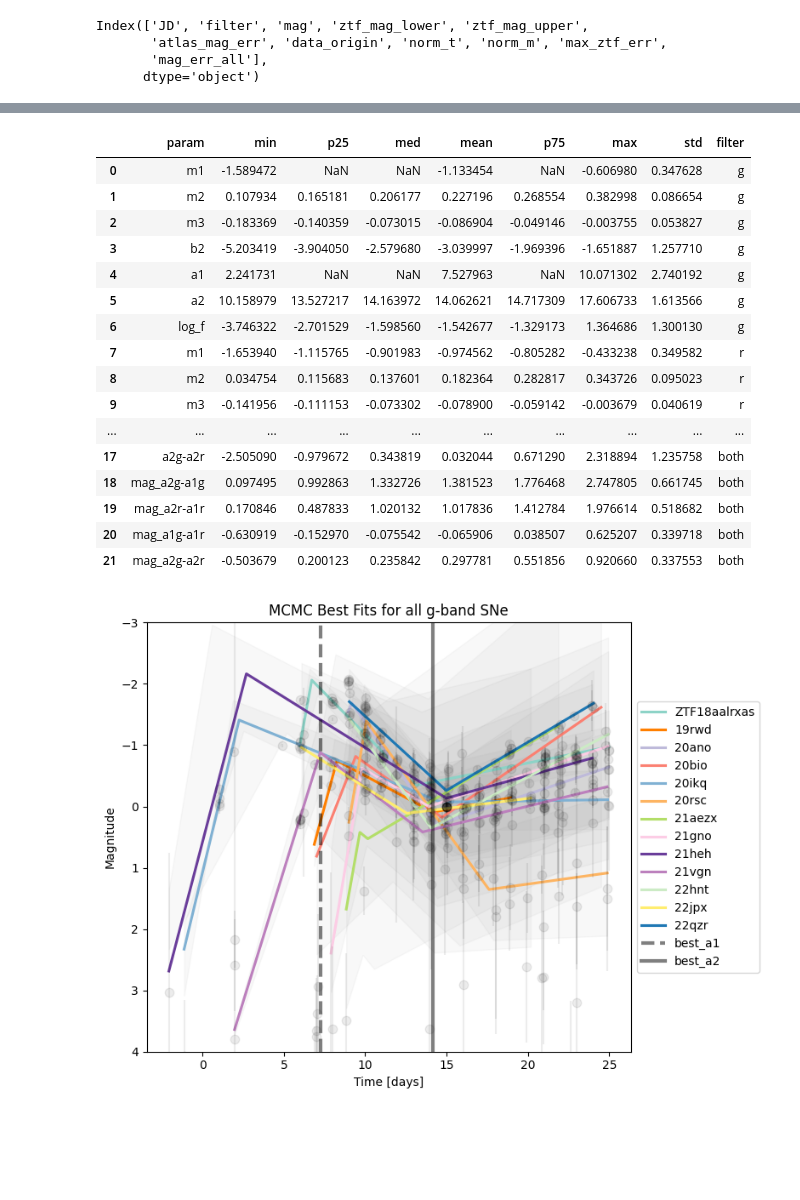
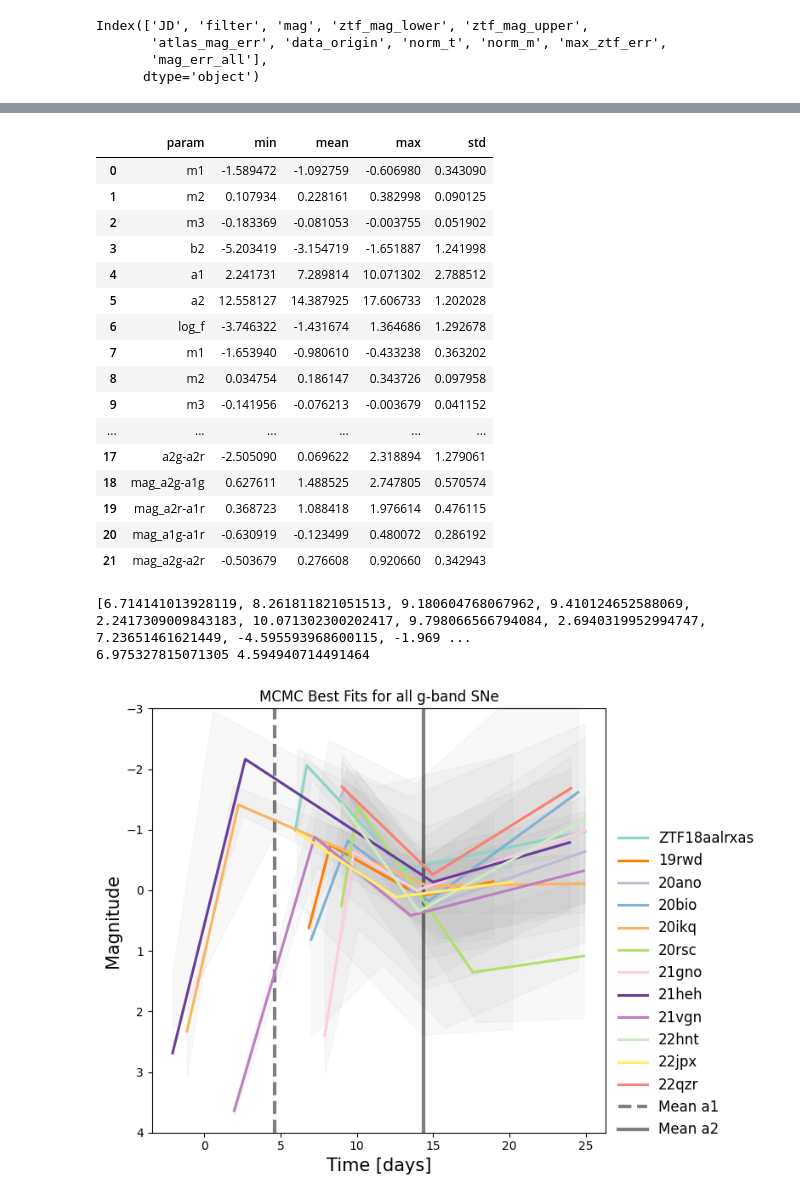
Before and after one commit to aec3675/ztf_IIb, a Jupyter notebook: make_mcmc_plots.ipynb, the cells around one changed output, grey strips where cells are left out. Drawn from its saved outputs; the diff is of its cells as text; code cells hidden in the pictures; blank space fills up the shorter version.

```diff
--- a/make_mcmc_plots.ipynb
+++ b/make_mcmc_plots.ipynb
@@ -42,15 +42,14 @@ Index(['JD', 'filter', 'mag', 'ztf_mag_lower', 'ztf_mag_upper',
        'mag_err_all'],
       dtype='object')
 # %%
-df_str_list = ['snztf18','sn19rwd','sn20ano','sn20bio','sn20ikq','sn20rsc','sn21aezx','sn21gno','sn21heh','sn21vgn','sn22hnt','sn22jpx','sn22qzr']
-df_sub_ls = [snztf18,sn19rwd,sn20ano,sn20bio,sn20ikq,sn20rsc,sn21aezx,sn21gno,sn21heh,sn21vgn,sn22hnt,sn22jpx,sn22qzr]
-plot_names = ['ZTF18aalrxas', '19rwd', '20ano','20bio','20ikq','20rsc','21aezx','21gno','21heh','21vgn','22hnt','22jpx','22qzr']
+df_str_list = ['snztf18','sn19rwd','sn20ano','sn20bio','sn20ikq','sn20rsc','sn21gno','sn21heh','sn21vgn','sn22hnt','sn22jpx','sn22qzr']
+df_sub_ls = [snztf18,sn19rwd,sn20ano,sn20bio,sn20ikq,sn20rsc,sn21gno,sn21heh,sn21vgn,sn22hnt,sn22jpx,sn22qzr]
+plot_names = ['ZTF18aalrxas', '19rwd', '20ano','20bio','20ikq','20rsc','21gno','21heh','21vgn','22hnt','22jpx','22qzr']
 # %%
 r1_bool_dict = {
         "g": {"snztf18":True,
               "sn19rwd":True,
               "sn20bio":True,
-              "sn21aezx":True,
               "sn21gno":True,
               "sn21heh":True,
               "sn21vgn":True,
@@ -63,7 +62,6 @@ r1_bool_dict = {
         "r": {"snztf18":True,
               "sn19rwd":True,
               "sn20bio":True,
-              "sn21aezx":True,
               "sn21gno":True,
               "sn21heh":True,
               "sn21vgn":True,
@@ -318,28 +312,28 @@ stats_df= pd.concat([stats_df,stats_df_other],ignore_index=True)
 stats_df.insert(0, 'param', ['m1', 'm2', 'm3', 'b2', 'a1', 'a2', 'log_f']*2 + list(bestfit_df.columns[15:]))
 stats_df['filter'] = ['g']*len(stats_g) + ['r']*len(stats_r) + ['both']*len(bestfit_df.columns[15:])
 stats_df.to_csv(SAVE_DIR+'/mcmc_bestfit_stats.csv')
-stats_df
+stats_df[['param','min','mean','max','std']]
 # %% [output]
-|  | param | min | p25 | med | mean | p75 | max | std | filter |
-| 0 | m1 | -1.589472 | NaN | NaN | -1.133454 | NaN | -0.606980 | 0.347628 | g |
-| 1 | m2 | 0.107934 | 0.165181 | 0.206177 | 0.227196 | 0.268554 | 0.382998 | 0.086654 | g |
-| 2 | m3 | -0.183369 | -0.140359 | -0.073015 | -0.086904 | -0.049146 | -0.003755 | 0.053827 | g |
-| 3 | b2 | -5.203419 | -3.904050 | -2.579680 | -3.039997 | -1.969396 | -1.651887 | 1.257710 | g |
-| 4 | a1 | 2.241731 | NaN | NaN | 7.527963 | NaN | 10.071302 | 2.740192 | g |
-| 5 | a2 | 10.158979 | 13.527217 | 14.163972 | 14.062621 | 14.717309 | 17.606733 | 1.613566 | g |
-| 6 | log_f | -3.746322 | -2.701529 | -1.598560 | -1.542677 | -1.329173 | 1.364686 | 1.300130 | g |
-| 7 | m1 | -1.653940 | -1.115765 | -0.901983 | -0.974562 | -0.805282 | -0.433238 | 0.349582 | r |
-| 8 | m2 | 0.034754 | 0.115683 | 0.137601 | 0.182364 | 0.282817 | 0.343726 | 0.095023 | r |
-| 9 | m3 | -0.141956 | -0.111153 | -0.073302 | -0.078900 | -0.059142 | -0.003679 | 0.040619 | r |
-| ... | ... | ... | ... | ... | ... | ... | ... | ... | ... |
-| 17 | a2g-a2r | -2.505090 | -0.979672 | 0.343819 | 0.032044 | 0.671290 | 2.318894 | 1.235758 | both |
-| 18 | mag_a2g-a1g | 0.097495 | 0.992863 | 1.332726 | 1.381523 | 1.776468 | 2.747805 | 0.661745 | both |
-| 19 | mag_a2r-a1r | 0.170846 | 0.487833 | 1.020132 | 1.017836 | 1.412784 | 1.976614 | 0.518682 | both |
-| 20 | mag_a1g-a1r | -0.630919 | -0.152970 | -0.075542 | -0.065906 | 0.038507 | 0.625207 | 0.339718 | both |
-| 21 | mag_a2g-a2r | -0.503679 | 0.200123 | 0.235842 | 0.297781 | 0.551856 | 0.920660 | 0.337553 | both |
+|  | param | min | mean | max | std |
+| 0 | m1 | -1.589472 | -1.092759 | -0.606980 | 0.343090 |
+| 1 | m2 | 0.107934 | 0.228161 | 0.382998 | 0.090125 |
+| 2 | m3 | -0.183369 | -0.081053 | -0.003755 | 0.051902 |
+| 3 | b2 | -5.203419 | -3.154719 | -1.651887 | 1.241998 |
+| 4 | a1 | 2.241731 | 7.289814 | 10.071302 | 2.788512 |
+| 5 | a2 | 12.558127 | 14.387925 | 17.606733 | 1.202028 |
+| 6 | log_f | -3.746322 | -1.431674 | 1.364686 | 1.292678 |
+| 7 | m1 | -1.653940 | -0.980610 | -0.433238 | 0.363202 |
+| 8 | m2 | 0.034754 | 0.186147 | 0.343726 | 0.097958 |
+| 9 | m3 | -0.141956 | -0.076213 | -0.003679 | 0.041152 |
+| ... | ... | ... | ... | ... | ... |
+| 17 | a2g-a2r | -2.505090 | 0.069622 | 2.318894 | 1.279061 |
+| 18 | mag_a2g-a1g | 0.627611 | 1.488525 | 2.747805 | 0.570574 |
+| 19 | mag_a2r-a1r | 0.368723 | 1.088418 | 1.976614 | 0.476115 |
+| 20 | mag_a1g-a1r | -0.630919 | -0.123499 | 0.480072 | 0.286192 |
+| 21 | mag_a2g-a2r | -0.503679 | 0.276608 | 0.920660 | 0.342943 |
 # %%
 # colors = ['#a6cee3', '#1f78b4', '#b2df8a', '#33a02c', '#fb9a99', '#e31a1c', '#fdbf6f', '#ff7f00', '#cab2d6', '#6a3d9a']
-colors = ['#8dd3c7','#ff7f00','#bebada','#fb8072','#80b1d3','#fdb462','#b3de69','#fccde5','#6a3d9a','#bc80bd','#ccebc5','#ffed6f','#1f78b4']
+colors = ['#8dd3c7','#ff7f00','#bebada','#80b1d3','#fdb462','#b3de69','#fccde5','#6a3d9a','#bc80bd','#ccebc5','#ffed6f', '#fb8072']
 # %%
 a1s,a2s = [],[]
 fig = plt.figure(figsize=(8,6))
@@ -347,44 +341,47 @@ ax = plt.subplot(111)
 for i,df in enumerate(df_sub_ls):
     df_str = df_str_list[i]
     g_df = df[(df['filter']=='ZTF_g') | (df['filter']=='c')]
     x_plt = np.arange(min(g_df['norm_t']),max(g_df['norm_t']),0.01)
 
     best = np.array(all_fits_g[i]).T[0] #bestfit values
     lower_bound = np.array(all_fits_g[i]).T[0] - np.array(all_fits_g[i]).T[1] #50th ptile - diff_16ptile
     upper_bound = np.array(all_fits_g[i]).T[0] + np.array(all_fits_g[i]).T[2] #50th ptile + diff_84ptile
     a1s.append(best[-3])
     a2s.append(best[-2])
 
     #plotting mcmc results
     plt.plot(x_plt, np.array([model(best, v, r1=r1_bool_dict['g'][df_str]) for v in x_plt]), c=colors[i], label=plot_names[i], alpha=1.0, linewidth=2.25)# linestyle=ls[i])
     lower_curve = np.array([model(lower_bound, v, r1=r1_bool_dict['g'][df_str]) for v in x_plt])
     upper_curve = np.array([model(upper_bound, v, r1=r1_bool_dict['g'][df_str]) for v in x_plt])
-    plt.fill_between(x_plt, lower_curve, upper_curve, color='gray', alpha=0.05)
+    plt.fill_between(x_plt, lower_curve, upper_curve, color='gray', alpha=0.05, zorder=0)
 
     # #plotting ztf/atlas data
     x,y,yerr = np.array(g_df['norm_t']),np.array(g_df['norm_m']),np.array(g_df['mag_err_all'])
-    plt.errorbar(x, y, yerr, linestyle='', marker='.', color='black', alpha=0.075, label='data', markersize=15) #ztf errors
-
-min_a1, med_a1, max_a1 = min(a1s), np.median(a1s), max(a1s)
-min_a2, med_a2, max_a2 = min(a2s), np.median(a2s), max(a2s)
+    # plt.errorbar(x, y, yerr, linestyle='', marker='.', color='black', alpha=0.075, label='data', markersize=15) #ztf errors
+print(a1s)
+print(np.median(a1s),np.mean(a1s))
+min_a1, med_a1, max_a1 = min(a1s), np.mean(a1s), max(a1s)
+min_a2, med_a2, max_a2 = min(a2s), np.mean(a2s), max(a2s)
 # plt.axvspan(min_a1, max_a1, alpha=0.03, facecolor='gray', label='a1_range', edgecolor='black', hatch='/', zorder=0)
 # plt.axvspan(min_a2, max_a2, alpha=0.03, facecolor='gray', label='a2_range', edgecolor='black', hatch='-', zorder=0)
-plt.axvline(med_a1,alpha=0.5, color='black', linestyle='dashed', linewidth=3, label='best_a1', zorder=10)
-plt.axvline(med_a2,alpha=0.5, color='black', linestyle='solid', linewidth=3, label='best_a2', zorder=10)
+plt.axvline(med_a1,alpha=0.5, color='black', linestyle='dashed', linewidth=3, label='Mean a1', zorder=1)
+plt.axvline(med_a2,alpha=0.5, color='black', linestyle='solid', linewidth=3, label='Mean a2', zorder=1)
 
 handles, labels = ax.get_legend_handles_labels()
 
-plt.xlabel('Time [days]')
-plt.ylabel('Magnitude')
+plt.xlabel('Time [days]',fontsize=15)
+plt.ylabel('Magnitude',fontsize=15)
 plt.title('MCMC Best Fits for all g-band SNe')
 plt.ylim(4,-3)
-ax.legend(handles, labels[0:15], loc='center left', bbox_to_anchor=(1, 0.5))
+ax.legend(handles, labels[0:15], loc='center left', bbox_to_anchor=(1, 0.35),frameon=False, fontsize=12)
 
 plt.tight_layout()
 # plt.savefig(SAVE_DIR+'/figures/all_mcmc_fits_g_a12err.png')
 plt.savefig(SAVE_DIR+'/figures/all_mcmc_fits_g_errband.png')
 # %% [output]
+[6.714141013928119, 8.261811821051513, 9.180604768067962, 9.410124652588069, 2.2417309009843183, 10.071302300202417, 9.798066566794084, 2.6940319952994747, 7.23651461621449, -4.595593968600115, -1.969 ...
+6.975327815071305 4.594940714491464
-[figure, old version]
+[figure, new version]
 # %%
 # x_plt = np.arange(1,40,0.01)
 # colors=['red', 'darkorange', 'gold', 'green', 'blue', 'purple']
```
Also changed, not shown: parts of 12 cells of this notebook, 13 other files.
